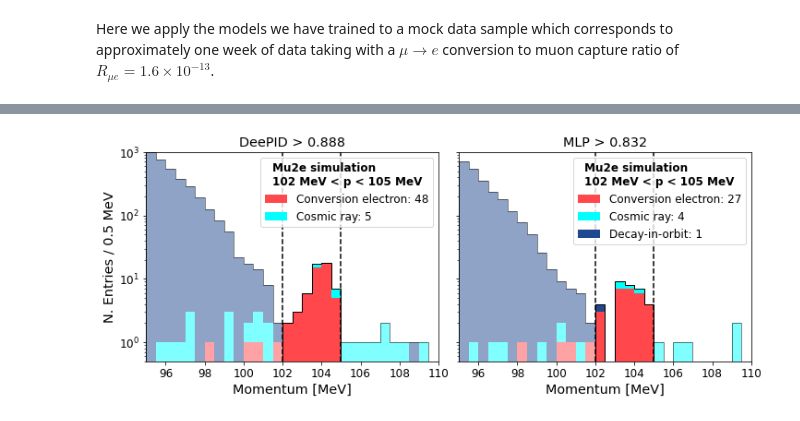
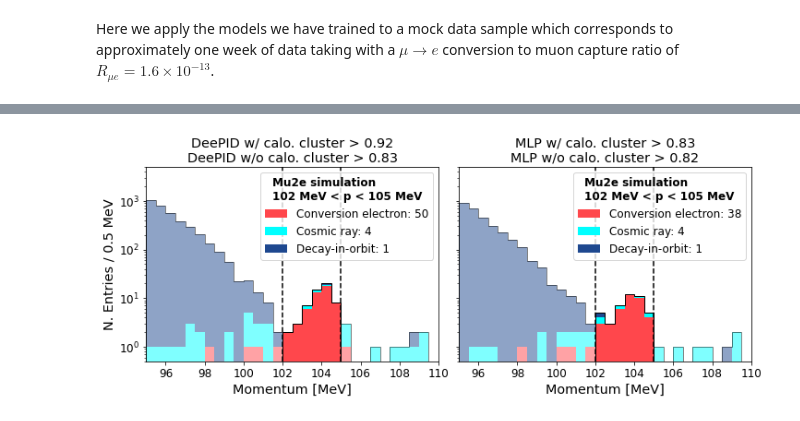
Before and after one commit to soleti/DeePID, a Jupyter notebook: DeePID.ipynb, the cells around one changed output, grey strips where cells are left out. Cells and saved outputs as stored; diff of their text form; code cells hidden in the pictures.

```diff
--- a/DeePID.ipynb
+++ b/DeePID.ipynb
@@ -289,5 +432,21 @@ df_run7['deepid'] = prediction_deepid_run7
+# %%
+prediction_global_nocalo_run7 = this_global_nocalo.predict(global_run7_nocalo)
+df_run7_nocalo['global_nocalo_nn'] = (prediction_global_nocalo_run7-min(prediction_global_nocalo_run7))/(max(prediction_global_nocalo_run7)-min(prediction_global_nocalo_run7))
+
+prediction_global_yescalo_run7 = this_global_yescalo.predict(global_run7_yescalo)
+df_run7_yescalo['global_yescalo_nn'] = (prediction_global_yescalo_run7-min(prediction_global_yescalo_run7))/(max(prediction_global_yescalo_run7)-min(prediction_global_yescalo_run7))
+# %%
+prediction_deepid_nocalo_run7 = this_deepid_nocalo.predict([np.stack([dedx_run7_nocalo, res_run7_nocalo, plane_run7_nocalo], axis=1), global_run7_nocalo])
+df_run7_nocalo['deepid_nocalo'] = (prediction_deepid_nocalo_run7-min(prediction_deepid_nocalo_run7))/(max(prediction_deepid_nocalo_run7)-min(prediction_deepid_nocalo_run7))
+
+prediction_deepid_yescalo_run7 = this_deepid_yescalo.predict([np.stack([dedx_run7_yescalo, res_run7_yescalo, plane_run7_yescalo], axis=1), global_run7_yescalo])
+df_run7_yescalo['deepid_yescalo'] = (prediction_deepid_yescalo_run7-min(prediction_deepid_yescalo_run7))/(max(prediction_deepid_yescalo_run7)-min(prediction_deepid_yescalo_run7))
+# %%
+import pandas as pd
+df_run7 = pd.concat((df_run7_nocalo, df_run7_yescalo))
 # %%
 df_run7['weight'] = 1
+df_run7 = df_run7.fillna(1.1)
 # %%
 cuts_run7 = (df_run7['de_status' ]> 0) & \
             (df_run7['t0'] > 700) & \
@@ -335,31 +516,38 @@ Invalid limit will be ignored.
 # %%
-deepid_cut = 0.888
-global_cut = 0.832
+deepid_yescalo_cut = 0.92
+deepid_nocalo_cut =  0.83
+global_yescalo_cut = 0.83
+global_nocalo_cut = 0.82
 
-fig, ax = plt.subplots(1, 2, constrained_layout=True, figsize=(10,4), sharey=True, sharex=True)
+samples = {'mc': df_run7[cuts_run7]}
+weights = {'mc': 1}
+
+my_plotter = plotter.Plotter(samples, weights)
+
+fig, ax = plt.subplots(1, 2, constrained_layout=True, figsize=(10,4), sharey=True)
 my_plotter.plot_variable(ax[0],
                          "mom",
                          title="Momentum [MeV]",
                          cat_var="gen",
-                         query=f"mom>0&deepid>{deepid_cut}",
+                         query=f"mom>0.&deepid_yescalo>{deepid_yescalo_cut}&deepid_nocalo>{deepid_nocalo_cut}",
                          x_range=(95,110),
                          plot_range=(102,105),
                          bins=30)
-ax[0].set_title(f"DeePID > {deepid_cut}")
+ax[0].set_title(f"DeePID w/ calo. cluster > {deepid_yescalo_cut}\nDeePID w/o calo. cluster > {deepid_nocalo_cut}")
 
 my_plotter.plot_variable(ax[1],
                          "mom",
                          title="Momentum [MeV]",
                          cat_var="gen",
-                         query=f"mom>0&global_nn>{global_cut}",
+                         query=f"mom>0&global_yescalo_nn>{global_yescalo_cut}&global_nocalo_nn>{global_nocalo_cut}",
                          x_range=(95,110),
                          plot_range=(102,105),
                          bins=30)
 
 ax[1].set_ylabel("")
-ax[1].set_ylim(0.5, 1e3)
+ax[1].set_ylim(0.5, 5e3)
 ax[0].set_yscale('log')
-ax[1].set_title(f"MLP > {global_cut}")
+ax[1].set_title(f"MLP w/ calo. cluster > {global_yescalo_cut}\nMLP w/o calo. cluster > {global_nocalo_cut}")
 fig.savefig("run7.pdf")
 # %% [output]
-[figure, old version]
+[figure, new version]
```
Also changed, not shown: parts of 57 cells of this notebook, 1 other file.
